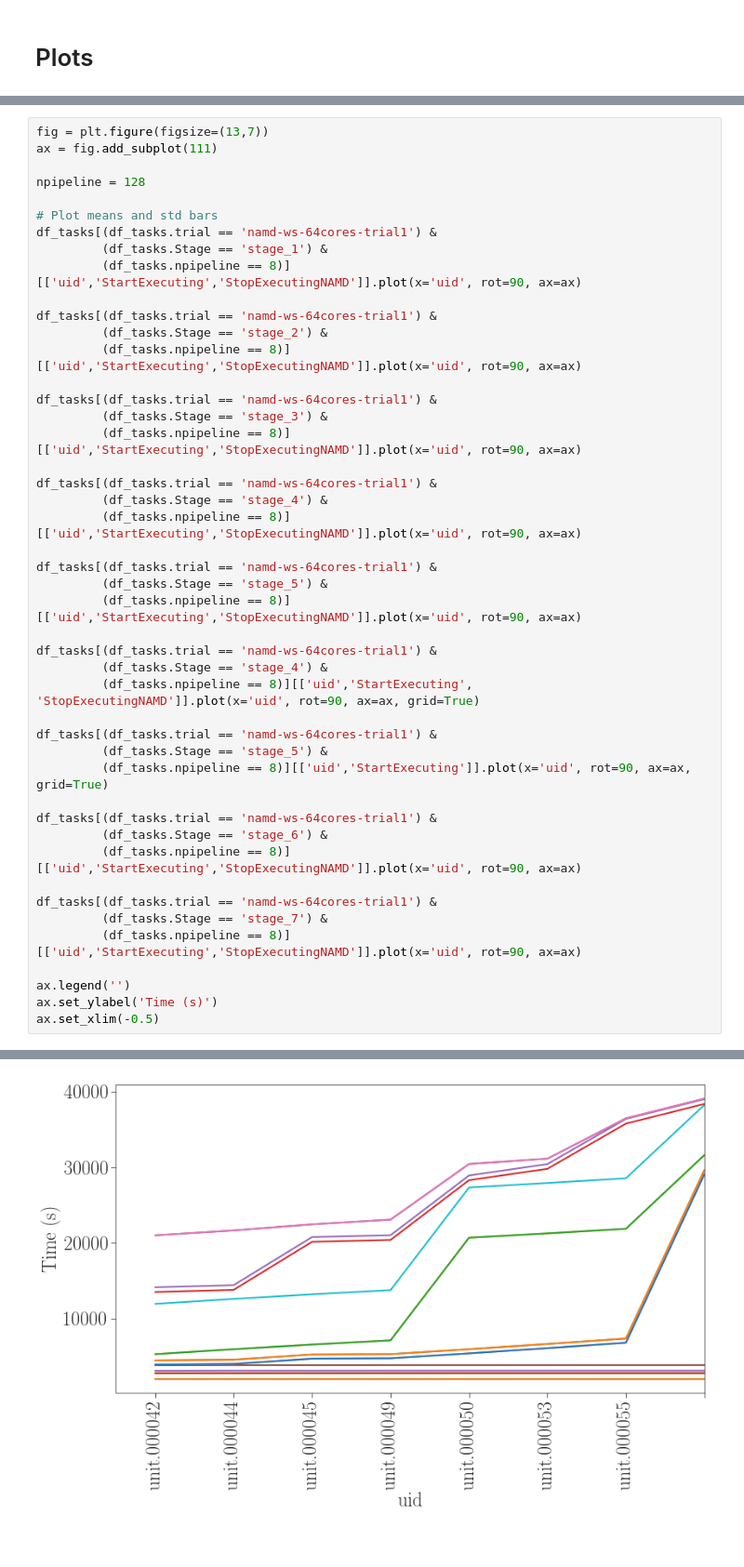
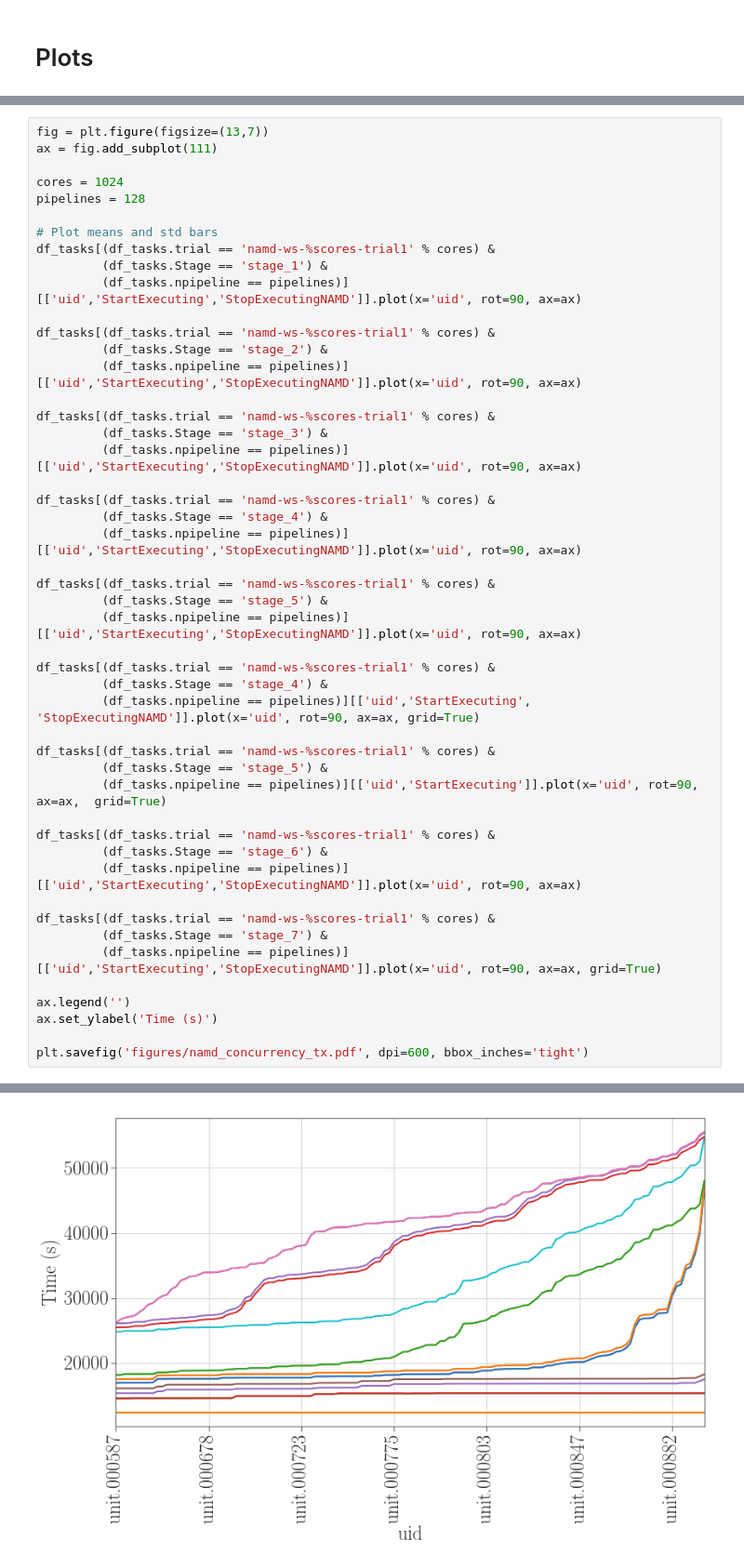
Before and after one commit to radical-experiments/htbac-experiments, a Jupyter notebook: plotter_paper.ipynb, the cells around one changed output, grey strips where cells are left out. Shown: that part at 93% size. Saved outputs shown, nothing was run; the diff lists cells and outputs as text.

Commit message:
Iteration figure 1

```diff
--- a/plotter_paper.ipynb
+++ b/plotter_paper.ipynb
@@ -446,46 +532,48 @@ display(namd_tx_means[('TxNAMD','mean')].sum())
 fig = plt.figure(figsize=(13,7))
 ax = fig.add_subplot(111)
 
-npipeline = 128
+cores = 1024
+pipelines = 128
 
 # Plot means and std bars
-df_tasks[(df_tasks.trial == 'namd-ws-64cores-trial1') &
+df_tasks[(df_tasks.trial == 'namd-ws-%scores-trial1' % cores) &
          (df_tasks.Stage == 'stage_1') &
-         (df_tasks.npipeline == 8)][['uid','StartExecuting','StopExecutingNAMD']].plot(x='uid', rot=90, ax=ax)
+         (df_tasks.npipeline == pipelines)][['uid','StartExecuting','StopExecutingNAMD']].plot(x='uid', rot=90, ax=ax)
 
-df_tasks[(df_tasks.trial == 'namd-ws-64cores-trial1') &
+df_tasks[(df_tasks.trial == 'namd-ws-%scores-trial1' % cores) &
          (df_tasks.Stage == 'stage_2') &
-         (df_tasks.npipeline == 8)][['uid','StartExecuting','StopExecutingNAMD']].plot(x='uid', rot=90, ax=ax)
+         (df_tasks.npipeline == pipelines)][['uid','StartExecuting','StopExecutingNAMD']].plot(x='uid', rot=90, ax=ax)
 
-df_tasks[(df_tasks.trial == 'namd-ws-64cores-trial1') &
+df_tasks[(df_tasks.trial == 'namd-ws-%scores-trial1' % cores) &
          (df_tasks.Stage == 'stage_3') &
-         (df_tasks.npipeline == 8)][['uid','StartExecuting','StopExecutingNAMD']].plot(x='uid', rot=90, ax=ax)
+         (df_tasks.npipeline == pipelines)][['uid','StartExecuting','StopExecutingNAMD']].plot(x='uid', rot=90, ax=ax)
 
-df_tasks[(df_tasks.trial == 'namd-ws-64cores-trial1') &
+df_tasks[(df_tasks.trial == 'namd-ws-%scores-trial1' % cores) &
          (df_tasks.Stage == 'stage_4') &
-         (df_tasks.npipeline == 8)][['uid','StartExecuting','StopExecutingNAMD']].plot(x='uid', rot=90, ax=ax)
+         (df_tasks.npipeline == pipelines)][['uid','StartExecuting','StopExecutingNAMD']].plot(x='uid', rot=90, ax=ax)
 
-df_tasks[(df_tasks.trial == 'namd-ws-64cores-trial1') &
+df_tasks[(df_tasks.trial == 'namd-ws-%scores-trial1' % cores) &
          (df_tasks.Stage == 'stage_5') &
-         (df_tasks.npipeline == 8)][['uid','StartExecuting','StopExecutingNAMD']].plot(x='uid', rot=90, ax=ax)
+         (df_tasks.npipeline == pipelines)][['uid','StartExecuting','StopExecutingNAMD']].plot(x='uid', rot=90, ax=ax)
 
-df_tasks[(df_tasks.trial == 'namd-ws-64cores-trial1') &
+df_tasks[(df_tasks.trial == 'namd-ws-%scores-trial1' % cores) &
          (df_tasks.Stage == 'stage_4') &
-         (df_tasks.npipeline == 8)][['uid','StartExecuting', 'StopExecutingNAMD']].plot(x='uid', rot=90, ax=ax, grid=True)
+         (df_tasks.npipeline == pipelines)][['uid','StartExecuting', 'StopExecutingNAMD']].plot(x='uid', rot=90, ax=ax, grid=True)
 
-df_tasks[(df_tasks.trial == 'namd-ws-64cores-trial1') &
+df_tasks[(df_tasks.trial == 'namd-ws-%scores-trial1' % cores) &
          (df_tasks.Stage == 'stage_5') &
-         (df_tasks.npipeline == 8)][['uid','StartExecuting']].plot(x='uid', rot=90, ax=ax,  grid=True)
+         (df_tasks.npipeline == pipelines)][['uid','StartExecuting']].plot(x='uid', rot=90, ax=ax,  grid=True)
 
-df_tasks[(df_tasks.trial == 'namd-ws-64cores-trial1') &
+df_tasks[(df_tasks.trial == 'namd-ws-%scores-trial1' % cores) &
          (df_tasks.Stage == 'stage_6') &
-         (df_tasks.npipeline == 8)][['uid','StartExecuting','StopExecutingNAMD']].plot(x='uid', rot=90, ax=ax)
+         (df_tasks.npipeline == pipelines)][['uid','StartExecuting','StopExecutingNAMD']].plot(x='uid', rot=90, ax=ax)
 
-df_tasks[(df_tasks.trial == 'namd-ws-64cores-trial1') &
+df_tasks[(df_tasks.trial == 'namd-ws-%scores-trial1' % cores) &
          (df_tasks.Stage == 'stage_7') &
-         (df_tasks.npipeline == 8)][['uid','StartExecuting','StopExecutingNAMD']].plot(x='uid', rot=90, ax=ax)
+         (df_tasks.npipeline == pipelines)][['uid','StartExecuting','StopExecutingNAMD']].plot(x='uid', rot=90, ax=ax, grid=True)
 
 ax.legend('')
 ax.set_ylabel('Time (s)')
-ax.set_xlim(-0.5)
+
+plt.savefig('figures/namd_concurrency_tx.pdf', dpi=600, bbox_inches='tight')
 # %% [output]
@@ -493 +580 @@ ax.set_xlim(-0.5)
-[figure, old version]
+[figure, new version]
```
Also changed, not shown: parts of 5 cells of this notebook, 1 other file.
